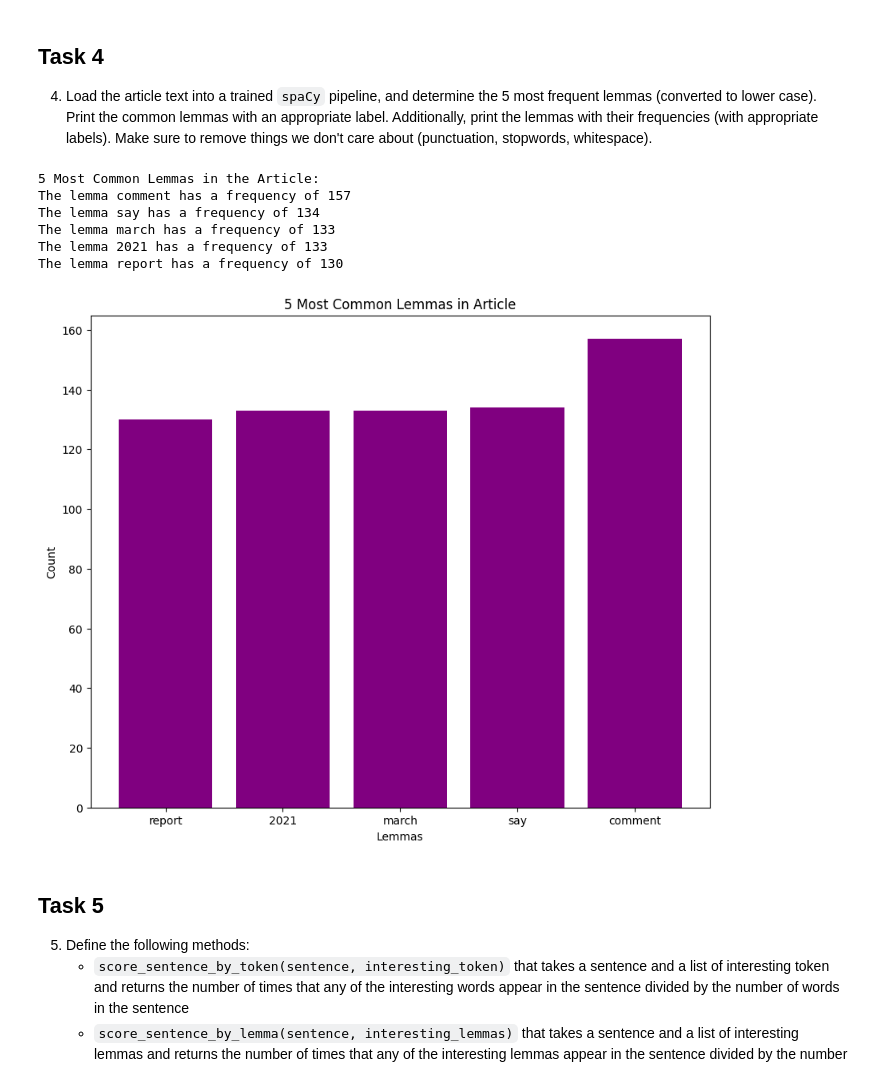
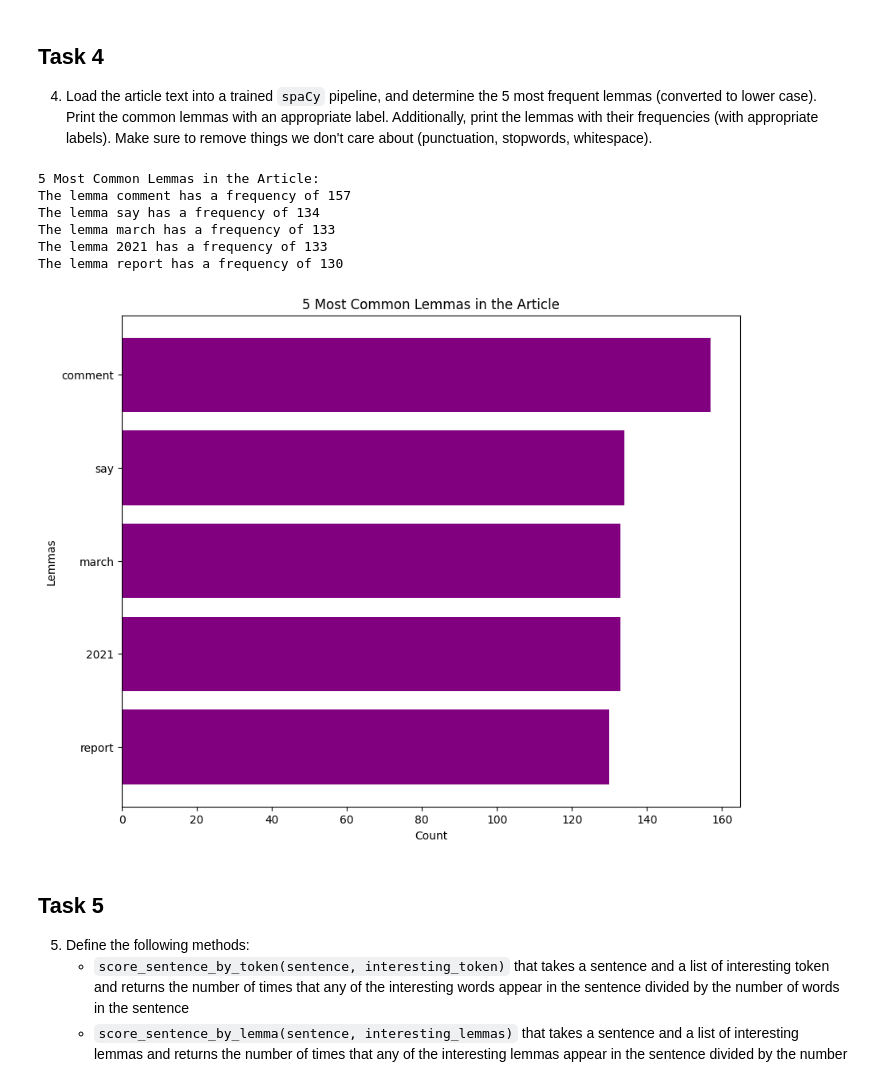
Before and after one commit to K-Bromley/module_06_web_scraping, a Jupyter notebook: web-scraping.ipynb, the cells around one changed output. Cells and saved outputs as stored; diff of their text form; code cells hidden in the pictures.

```diff
--- a/web-scraping.ipynb
+++ b/web-scraping.ipynb
@@ -138,33 +138,33 @@ The token report has a frequency of 130
 # %%
 # Get Lemmas and filter out punctuation, stopwords, and whitespace as requested.
 lemmas = [token.lemma_.lower() for token in doc if not token.is_punct and not token.is_stop and not token.is_space]
 
 # Get the 5 most common lemmas
 lemma_freq = Counter(lemmas).most_common(5)
 
 # Print Lemmas with their Frequencies
 print("5 Most Common Lemmas in the Article:")
 for lemma, freq in lemma_freq:
     print(f"The lemma {lemma} has a frequency of {freq}")
 
 # Bar chart for better representation and for fun.
 lemmas, frequencies = zip(*lemma_freq)
 
 plt.figure(figsize=(10, 8))
-plt.bar(lemmas, frequencies, color='purple')
-plt.xlabel('Lemmas')
-plt.ylabel('Count')
-plt.title('5 Most Common Lemmas in Article')
-plt.gca().invert_xaxis()
+plt.barh(lemmas, frequencies, color='purple')
+plt.xlabel('Count')
+plt.ylabel('Lemmas')
+plt.title('5 Most Common Lemmas in the Article')
+plt.gca().invert_yaxis()
 plt.show()
 # %% [output]
 5 Most Common Lemmas in the Article:
 The lemma comment has a frequency of 157
 The lemma say has a frequency of 134
 The lemma march has a frequency of 133
 The lemma 2021 has a frequency of 133
 The lemma report has a frequency of 130
-[figure, old version]
+[figure, new version]
 # %% [markdown]
 ## Task 5
 5. Define the following methods:
```
Also changed, not shown: parts of 1 cell of this notebook.
